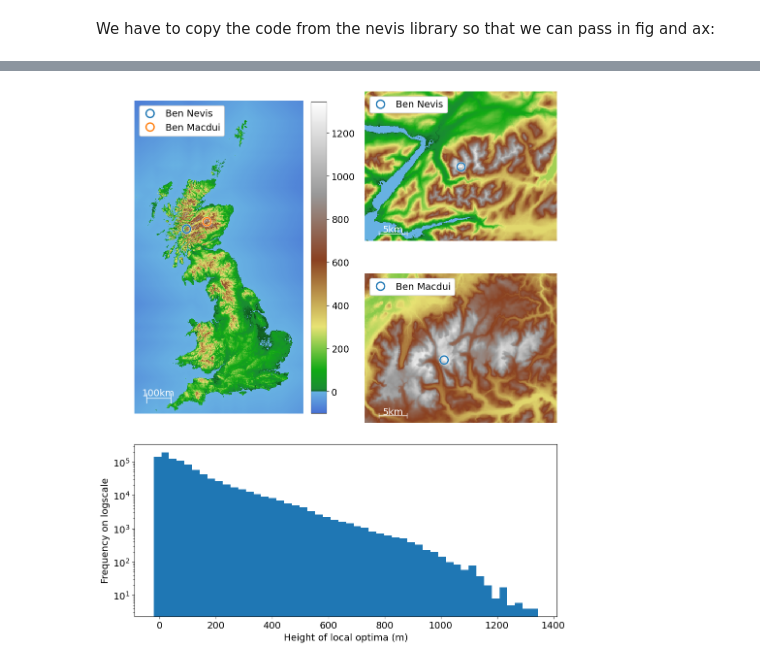
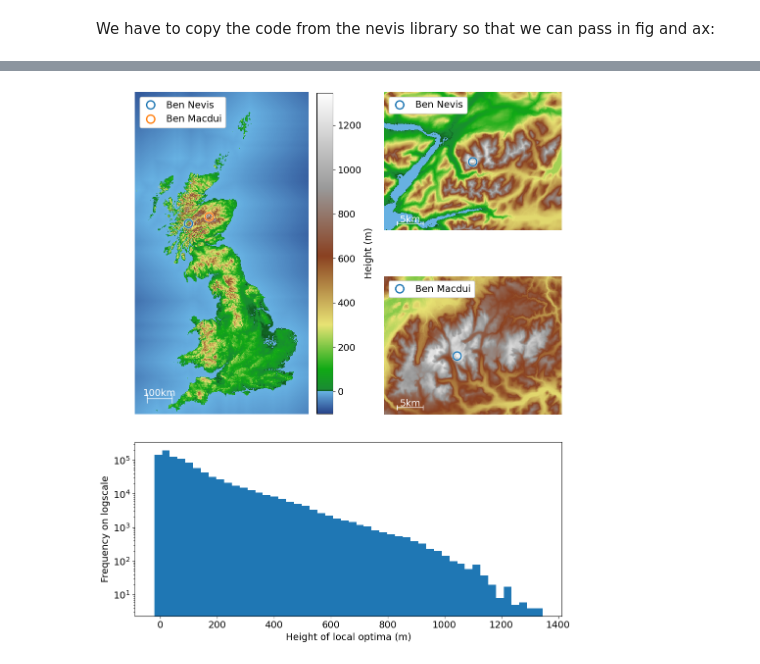
Before and after one commit to CardiacModelling/BenNevisBenchmark, a Jupyter notebook: basin-problem/ipynb/fig-1.ipynb, the cells around one changed output, grey strips where cells are left out. Cells and saved outputs as stored; diff of their text form; code cells hidden in the pictures.

```diff
--- a/basin-problem/ipynb/fig-1.ipynb
+++ b/basin-problem/ipynb/fig-1.ipynb
@@ -133,8 +133,8 @@ def plot(boundaries=None, labels=None, trajectory=None, points=None,
     # g = lambda x: f(x * vmax)
     cmap = matplotlib.colors.LinearSegmentedColormap.from_list(
         'soundofmusic', [
-            (0, '#4872d3'),             # Deep sea blue
-            (f(-0.1), '#68b2e3'),       # Shallow sea blue
+            (0, '#27448A'),             # Deep sea blue (made darker)
+            (f(-0.1), '#68B2E3'),       # Shallow sea blue
             (f(0.0), '#0f561e'),        # Dark green
             (f(10), '#1a8b33'),         # Nicer green
             (f(100), '#11aa15'),        # Glorious green
@@ -293,7 +290,7 @@ plt.rcParams.update({'font.size': 14})
 fig = plt.figure(figsize=(10, 12))
 
 # Define the GridSpec layout
-gs = gridspec.GridSpec(3, 2)  # 3 rows, 2 columns
+gs = gridspec.GridSpec(3, 2, width_ratios=[3, 2.7])  # 3 rows, 2 columns
 
 # Create subplots
 ax1 = fig.add_subplot(gs[0:2, 0])  # Span first two rows of the first column
@@ -327,34 +324,35 @@ plot(ax=ax3,
 
 heights = nevis.gb()
 vmin = np.min(heights)
 vmax = np.max(heights)
 def f(x): return (x - vmin) / (vmax - vmin)
 cmap = matplotlib.colors.LinearSegmentedColormap.from_list(
         'soundofmusic', [
-        (0, '#4872d3'),             # Deep sea blue
-        (f(-0.1), '#68b2e3'),       # Shallow sea blue
+        (0, '#27448A'),             # Deep sea blue
+        (f(-0.1), '#68B2E3'),       # Shallow sea blue
         (f(0.0), '#0f561e'),        # Dark green
         (f(10), '#1a8b33'),         # Nicer green
         (f(100), '#11aa15'),        # Glorious green
         (f(300), '#e8e374'),        # Yellow at ~1000ft
         (f(610), '#8a4121'),        # Brownish at ~2000ft
         (f(915), '#999999'),        # Grey at ~3000ft
         (1, 'white'),
         ], N=1024)
 sm = plt.cm.ScalarMappable(
         cmap=cmap, norm=matplotlib.colors.Normalize(vmin, vmax))
 sm.set_array([])
-fig.colorbar(sm, ax=ax1, fraction=0.081, pad=0.04)
+cbar = fig.colorbar(sm, ax=ax1, fraction=0.081, pad=0.04)
+cbar.set_label('Height (m)')
 
 ax4.hist(maxima_heights, log=True, bins=50)
 # ax4.title('Histogram of the heights of local maxima')
 ax4.set_xlabel('Height of local optima (m)')
 ax4.set_ylabel('Frequency on logscale')
 
 # Adjust layout if necessary
 plt.tight_layout()
 
 # Show the figure
 plt.show()
 # %% [output]
-[figure, old version]
+[figure, new version]
```
Also changed, not shown: parts of 1 cell of this notebook, 1 other file.
